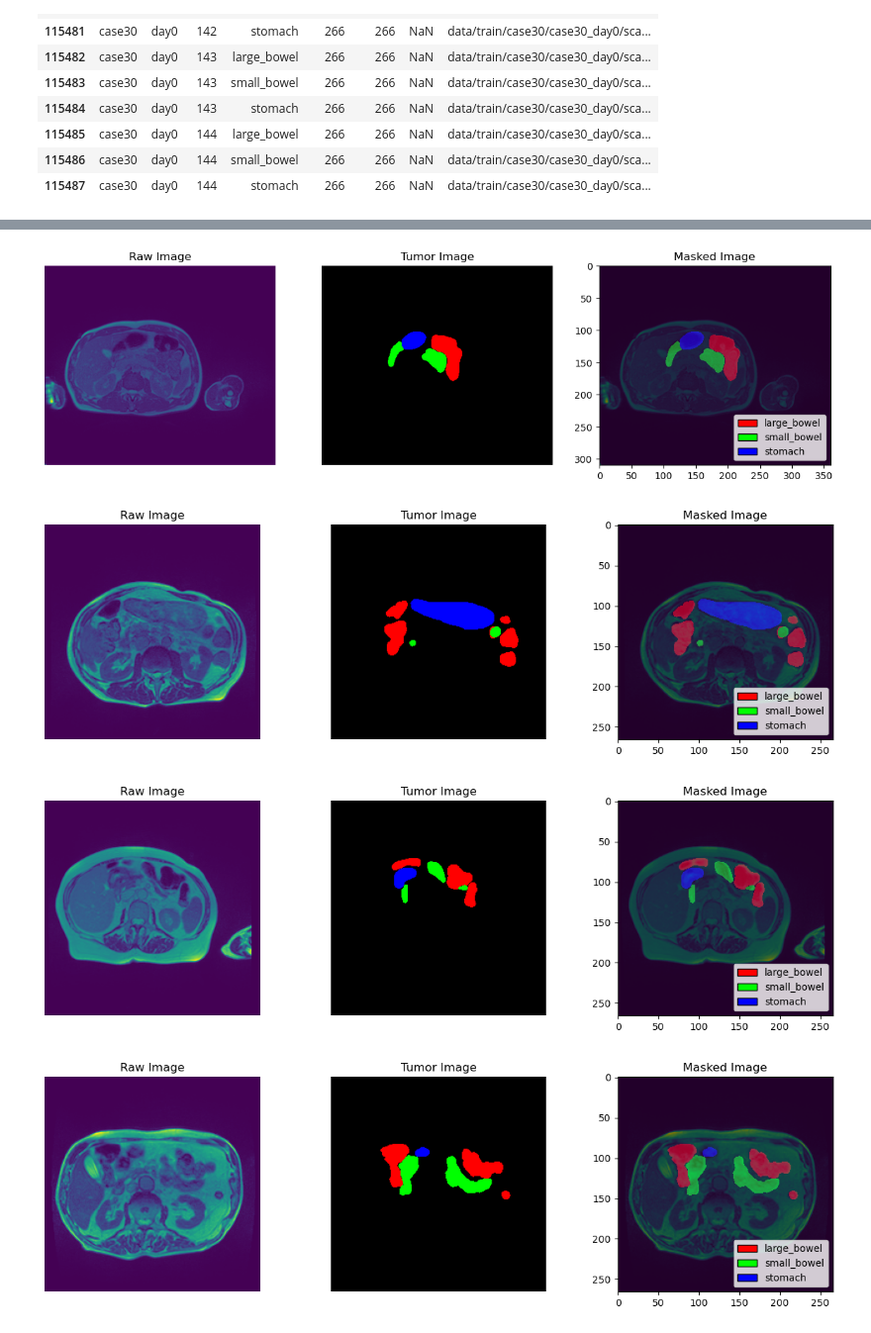
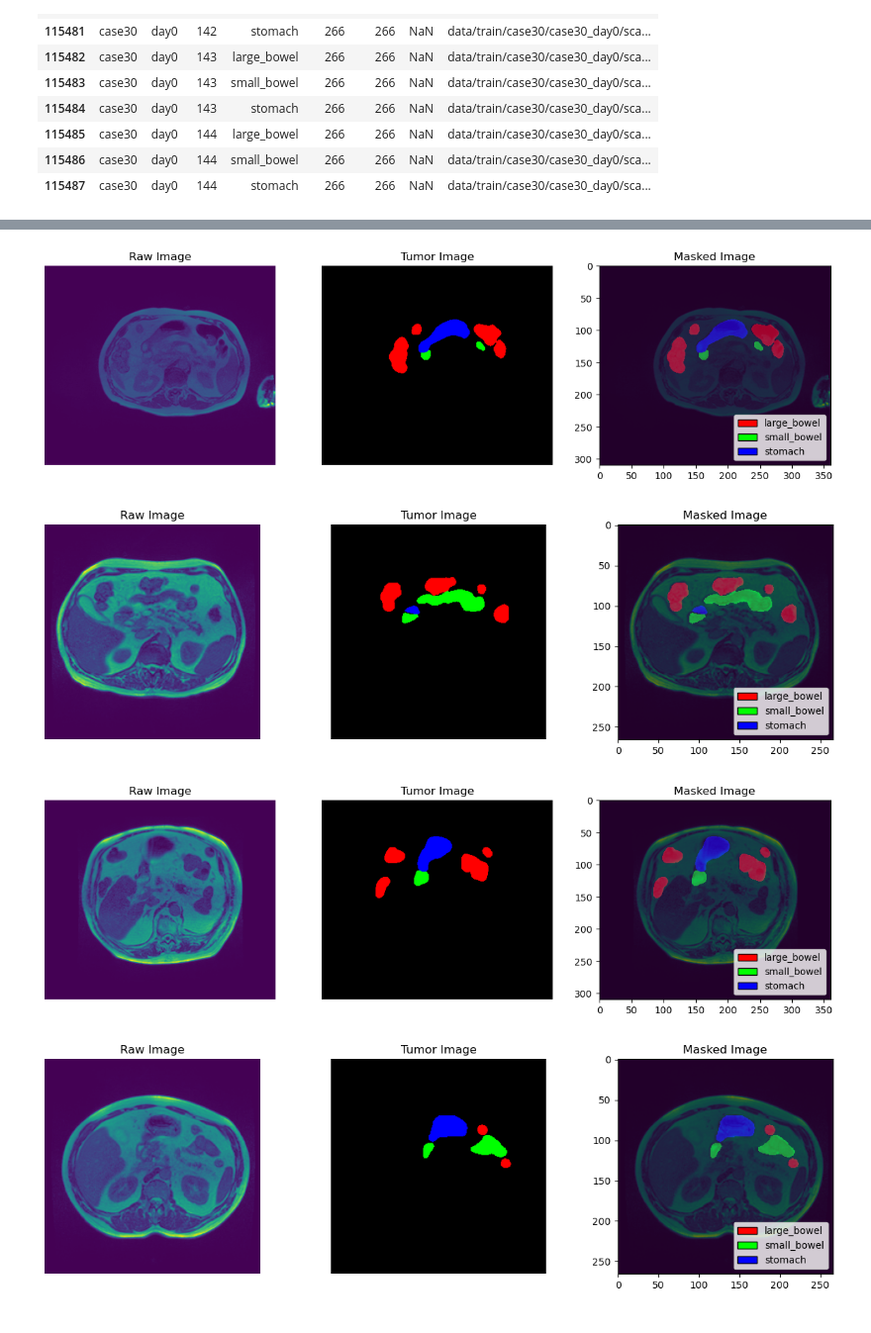
Before and after one commit to itsnotvahid/Medica-Image-Segmentation, a Jupyter notebook: pre_process.ipynb, the cells around one changed output, grey strips where cells are left out. Shown at 99% size. Cells and saved outputs as stored; diff of their text form; code cells hidden in the pictures.

```diff
--- a/pre_process.ipynb
+++ b/pre_process.ipynb
@@ -70,7 +69,7 @@ def get_diffrents(df):
     get_vals = list()
     for i in range(0, len(df), 3):
         bakt = df.iloc[i:i+3].dropna().values
-        if bakt.shape[0] is not 0:
+        if bakt.shape[0] != 0:
             get_vals.append(bakt)
         _3 = [i for i in get_vals if i.shape[0]==3]
         _2 = [i for i in get_vals if i.shape[0]==2]
@@ -122,4 +117,4 @@ import random
 # %%
 for i in range(10):
-    visualize(_3[random.randint(0, 1000)])
+    visualize(_3[random.randint(0, len(_3))])
 # %% [output]
@@ -130,4 +125,4 @@ for i in range(10):
-[figure, old version]
+[figure, new version]
-[figure, old version]
+[figure, new version]
-[figure, old version]
+[figure, new version]
-[figure, old version]
+[figure, new version]
```
Also changed, not shown: parts of 4 cells of this notebook, 1 other file.
